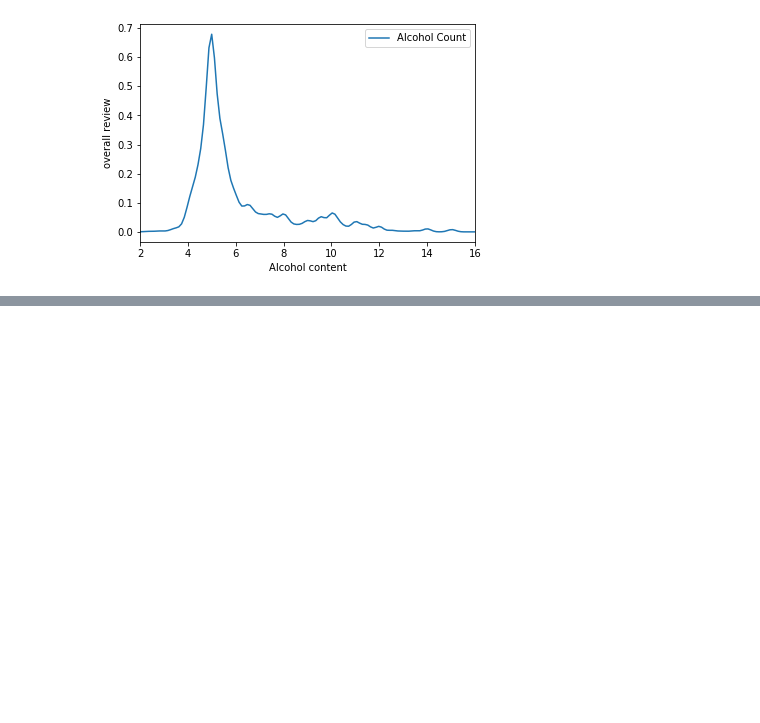
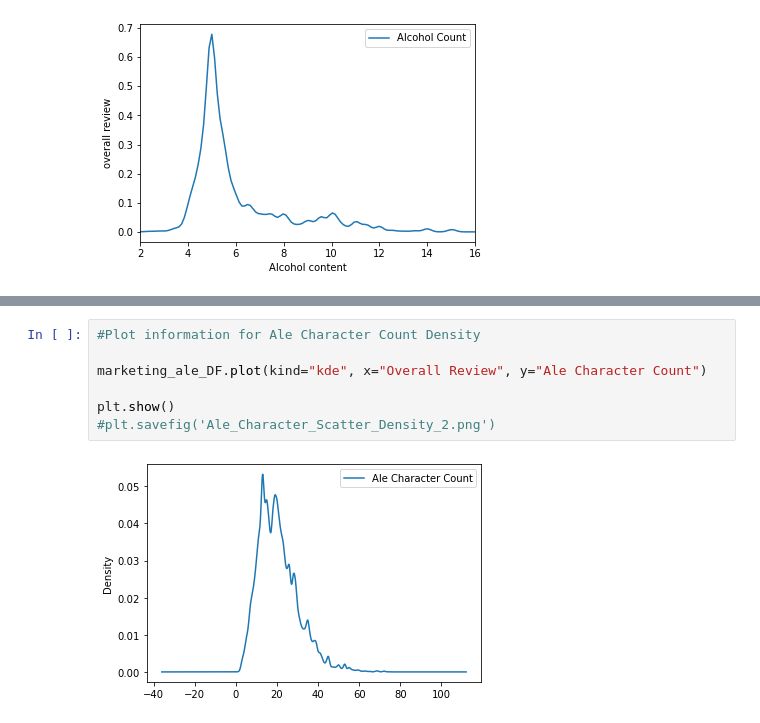
Before and after one commit to arselv/Project_1_Group_2, a Jupyter notebook: Beer_Review_Final.ipynb, the cells around one changed output, grey strips where cells are left out. Cells and saved outputs as stored; diff of their text form; blank space fills up the shorter version.

```diff
--- a/Beer_Review_Final.ipynb
+++ b/Beer_Review_Final.ipynb
@@ -353,0 +392,9 @@ plt.show()
+# %%
+#Plot information for Ale Character Count Density
+
+marketing_ale_DF.plot(kind="kde", x="Overall Review", y="Ale Character Count")
+
+plt.show()
+#plt.savefig('Ale_Character_Scatter_Density_2.png')
+# %% [output]
+[figure, added]
```
Also changed, not shown: parts of 3 cells of this notebook, 1 other file.
